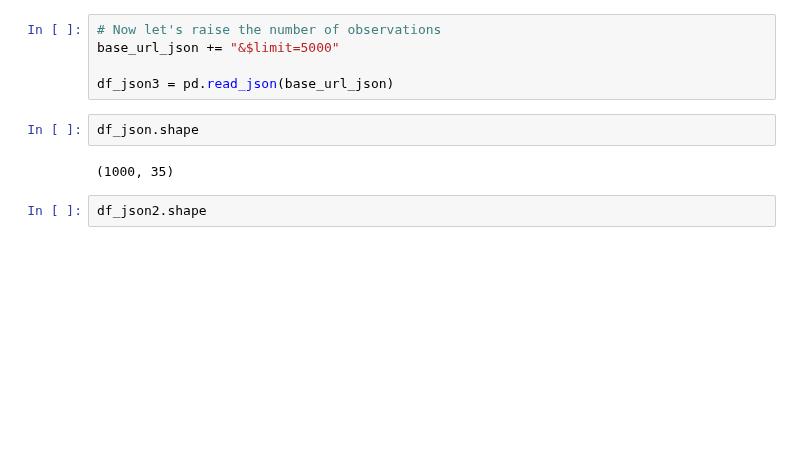
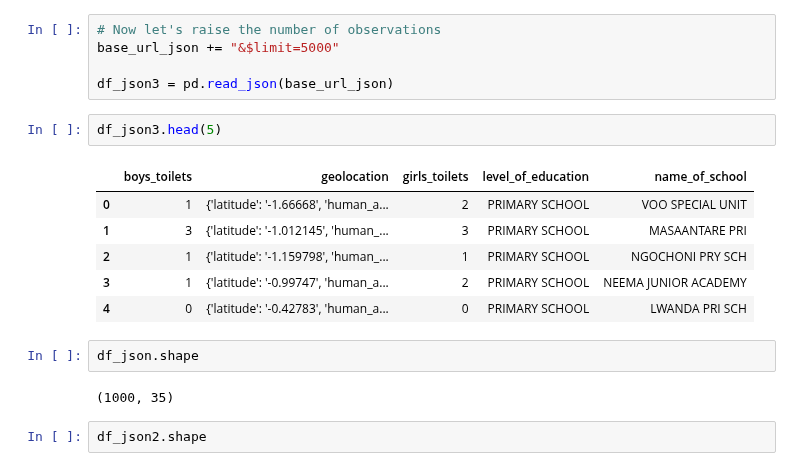
Before and after one commit to DaveBackus/Data_Bootcamp, a Jupyter notebook: Code/IPython/bootcamp_links-scraping.ipynb, the cells around one changed output. Saved outputs shown, nothing was run; the diff lists cells and outputs as text; blank space fills up the shorter version.

```diff
--- a/Code/IPython/bootcamp_links-scraping.ipynb
+++ b/Code/IPython/bootcamp_links-scraping.ipynb
@@ -207,6 +219,15 @@ df_json2.head()
 base_url_json += "&$limit=5000"
 
 df_json3 = pd.read_json(base_url_json)
+# %%
+df_json3.head(5)
+# %% [output]
+|  | boys_toilets | geolocation | girls_toilets | level_of_education | name_of_school |
+| 0 | 1 | {'latitude': '-1.66668', 'human_a... | 2 | PRIMARY SCHOOL | VOO SPECIAL UNIT |
+| 1 | 3 | {'latitude': '-1.012145', 'human_... | 3 | PRIMARY SCHOOL | MASAANTARE PRI |
+| 2 | 1 | {'latitude': '-1.159798', 'human_... | 1 | PRIMARY SCHOOL | NGOCHONI PRY SCH |
+| 3 | 1 | {'latitude': '-0.99747', 'human_a... | 2 | PRIMARY SCHOOL | NEEMA JUNIOR ACADEMY |
+| 4 | 0 | {'latitude': '-0.42783', 'human_a... | 0 | PRIMARY SCHOOL | LWANDA PRI SCH |
 # %%
 df_json.shape
 # %% [output]
```
Also changed, not shown: parts of 17 cells of this notebook, 1 other file.
